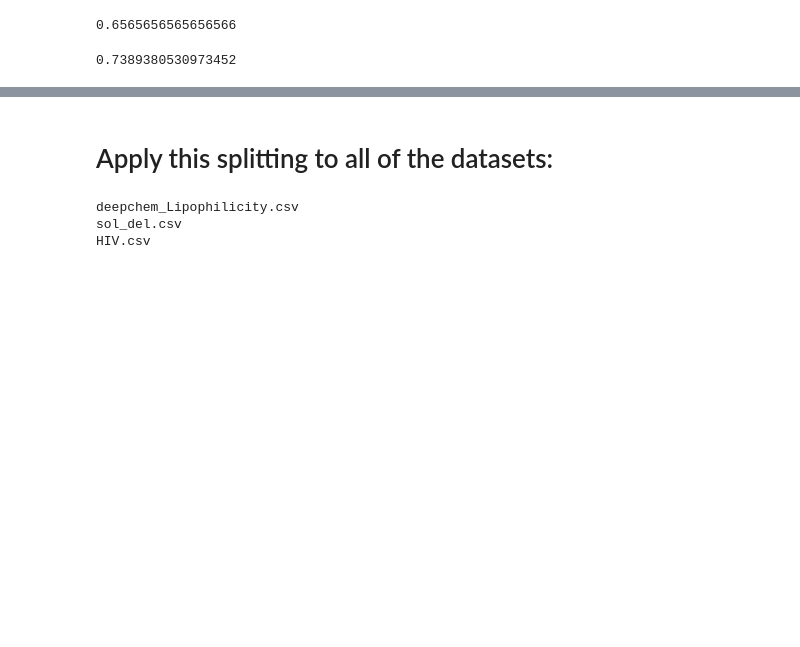
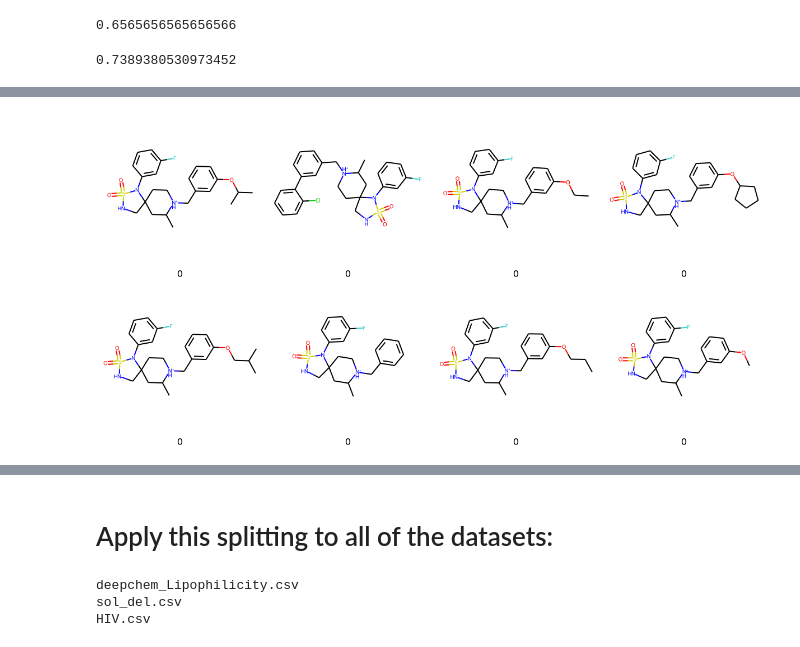
Before and after one commit to PJMichaels/Chemistry-Capstone, a Jupyter notebook: Data_Set_Splitting.ipynb, the cells around one changed output, grey strips where cells are left out. Drawn from its saved outputs; the diff is of its cells as text; code cells hidden in the pictures; blank space fills up the shorter version.

```diff
--- a/Data_Set_Splitting.ipynb
+++ b/Data_Set_Splitting.ipynb
@@ -146,0 +231,20 @@ Name: active, dtype: int64
+# %%
+# look into highlight substructures: https://www.rdkit.org/docs/Cookbook.html
+
+from rdkit import Chem
+from rdkit.Chem import Draw
+# Example of a negative cluster:
+mols=[]
+cluster=1
+df_filter=df[df['cluster']==cluster]
+smiles=df_filter['mol'].to_list()
+actives=df_filter['active'].to_list()
+mols=[Chem.MolFromSmiles(smile) for smile in smiles]
+i=0
+for mol in mols:
+    mol.SetDoubleProp('active',actives[i])
+    i+=1
+
+Draw.MolsToGridImage(mols,molsPerRow=4,subImgSize=(300,300),legends=[x.GetProp("active") for x in mols])
+# %% [output]
+[figure, added]
```
Also changed, not shown: parts of 9 cells of this notebook.
